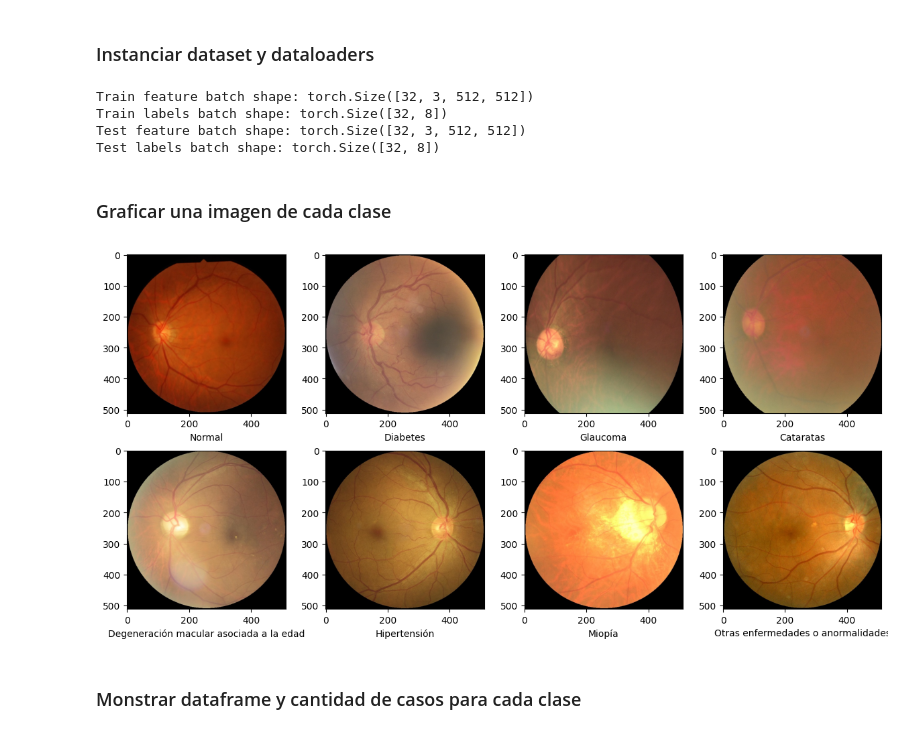
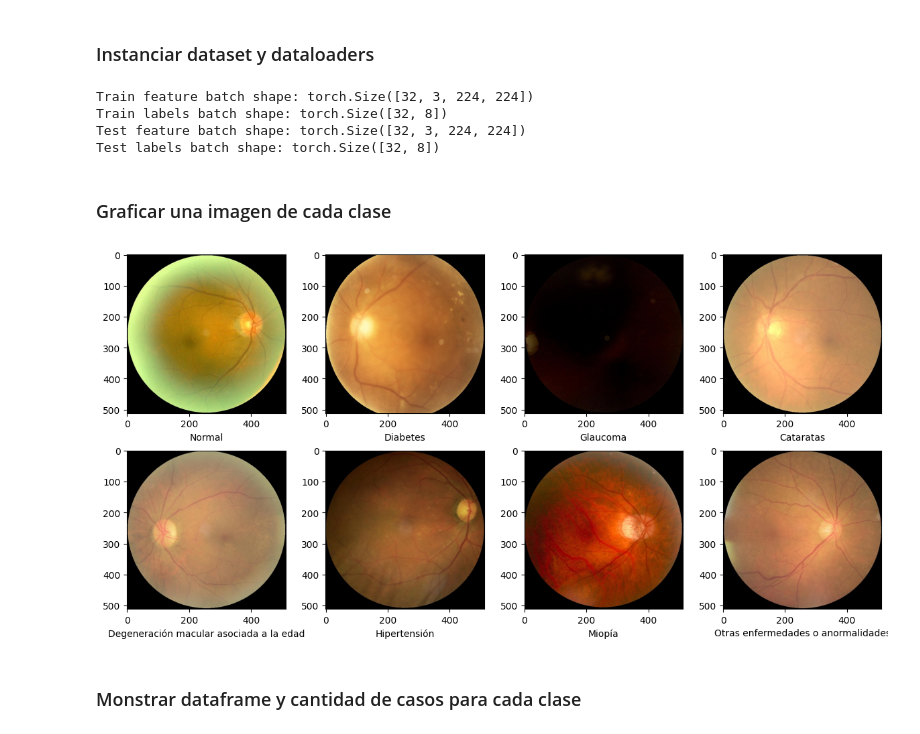
Before and after one commit to EnzoA/Ocular_Disease_Classification, a Jupyter notebook: ResNet18_Ocular_Disease_Classification.ipynb, the cells around one changed output. Cells and saved outputs as stored; diff of their text form; code cells hidden in the pictures.

Commit message:
Ajustar dataset transformations. Agregar ResNets para fine tuning y feature extraction

```diff
--- a/ResNet18_Ocular_Disease_Classification.ipynb
+++ b/ResNet18_Ocular_Disease_Classification.ipynb
@@ -94,18 +94,42 @@ class FundusDataset(Dataset):
 
 # Leer el dataframe que contiene los targets para cada imagen. Instanciar el dataset.
 full_df = pd.read_csv('full_df.csv')
-transform = transforms.Compose([transforms.ToTensor()])
-dataset = FundusDataset(images_path='./preprocessed_images', targets_df=full_df, transform=transform)
+data_transforms = transforms.Compose([
+    transforms.Resize(256),
+    transforms.CenterCrop(224),
+    transforms.ToTensor(),
+    transforms.Normalize(mean=[0.485, 0.456, 0.406],
+                         std=[0.229, 0.224, 0.225])
+])
+dataset = FundusDataset(
+    images_path='./preprocessed_images',
+    targets_df=full_df,
+    transform=data_transforms)
 
 # COMENTAR ESTAS LÍNEAS: Reducir el tamaño total del dataset a los efectos
 # de realizar pruebas rápidas.
-#from torch.utils.data import Subset
-#dataset = Subset(dataset, range(1000))
+# dataset = Subset(dataset, range(300))
 
 # Dividir el dataset en entrenamiento y testing.
-train_size = int(0.7 * len(dataset))
+train_size = int(0.8 * len(dataset))
 test_size = len(dataset) - train_size
 train_dataset, test_dataset = torch.utils.data.random_split(dataset, [train_size, test_size])
+
+# Subsampling
+'''
+labels_counts = full_df['labels'].value_counts()
+sample_weights = [
+    1. / labels_counts['[\'N\']'],
+    1. / labels_counts['[\'D\']'],
+    1. / labels_counts['[\'G\']'],
+    1. / labels_counts['[\'C\']'],
+    1. / labels_counts['[\'A\']'],
+    1. / labels_counts['[\'H\']'],
+    1. / labels_counts['[\'M\']'],
+    1. / labels_counts['[\'O\']']
+]
+sampler = WeightedRandomSampler(weights=sample_weights, num_samples=len(dataset), replacement=True)
+'''
 
 # Instanciar dataloaders para ambos subsets.
 train_dataloader = DataLoader(train_dataset, batch_size=32, shuffle=True)
@@ -121,9 +145,9 @@ test_features, test_labels = next(iter(test_dataloader))
 print(f'Test feature batch shape: {test_features.size()}')
 print(f'Test labels batch shape: {test_labels.size()}')
 # %% [output]
-Train feature batch shape: torch.Size([32, 3, 512, 512])
+Train feature batch shape: torch.Size([32, 3, 224, 224])
 Train labels batch shape: torch.Size([32, 8])
-Test feature batch shape: torch.Size([32, 3, 512, 512])
+Test feature batch shape: torch.Size([32, 3, 224, 224])
 Test labels batch shape: torch.Size([32, 8])
 # %% [markdown]
 ### Graficar una imagen de cada clase
@@ -145,35 +169,42 @@ def map_target_to_label(y):
         return 'Normal'
     elif y_argmax == 1:
         return 'Diabetes'
     elif y_argmax == 2:
         return 'Glaucoma'
     elif y_argmax == 3:
         return 'Cataratas'
     elif y_argmax == 4:
         return 'Degeneración macular asociada a la edad'
     elif y_argmax == 5:
         return 'Hipertensión'
     elif y_argmax == 6:
         return 'Miopía'
     elif y_argmax == 7:
         return 'Otras enfermedades o anormalidades'
     else:
         raise Exception('Target desconocido')
 
+raw_dataset = FundusDataset(
+    images_path='./preprocessed_images',
+    targets_df=full_df,
+    transform=transforms.Compose([transforms.ToTensor()]))
+
+raw_dataset = Subset(raw_dataset, range(300))
+
 fig, ax = plt.subplots(nrows=2, ncols=4, figsize=(12, 6))
 idx = 0
 for i in range(2):
     for j in range(4):
         target_label = np.zeros(8)
         target_label[idx] = 1.0
         idx += 1
-        img, label = get_random_sample_by_label(dataset, target_label)
+        img, label = get_random_sample_by_label(raw_dataset, target_label)
         ax[i][j].set_xlabel(map_target_to_label(torch.tensor(target_label)))
         ax[i][j].imshow(img.permute(1, 2, 0))
 plt.tight_layout()
 plt.show()
 # %% [output]
-[figure, old version]
+[figure, new version]
 # %% [markdown]
 ### Monstrar dataframe y cantidad de casos para cada clase
 # %%
```
Also changed, not shown: parts of 17 cells of this notebook.
